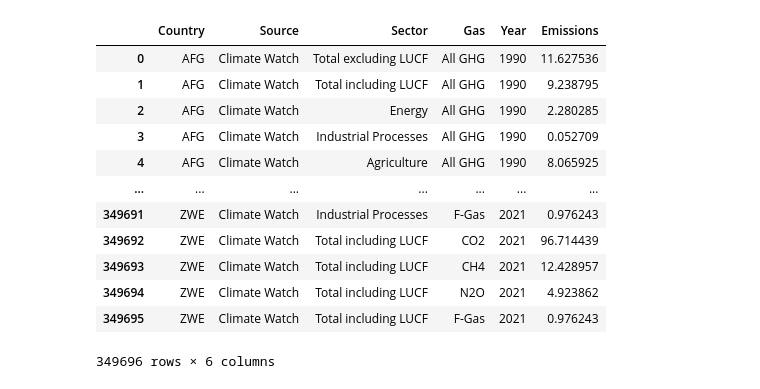
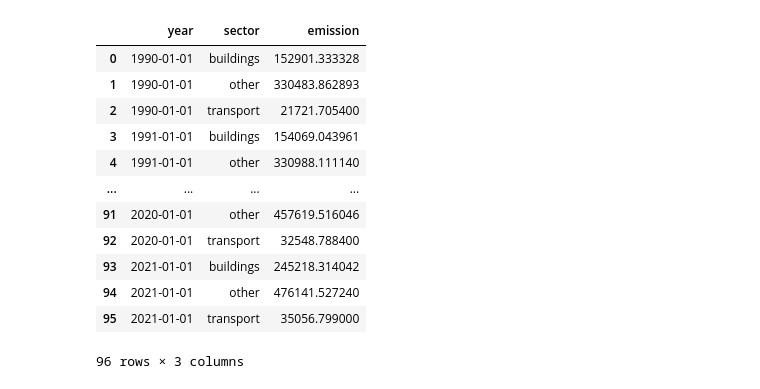
Before and after one commit to KatBoc/masterThesis, a Jupyter notebook: scripts/plots_world.ipynb, the cells around one changed output. Saved outputs shown, nothing was run; the diff lists cells and outputs as text; code cells hidden in the pictures.

```diff
--- a/scripts/plots_world.ipynb
+++ b/scripts/plots_world.ipynb
@@ -45,19 +43,18 @@ raw
 # %%
-df_melted = raw.melt(id_vars=['Country', 'Source', 'Sector', 'Gas'],
-                     var_name='Year', value_name='Emissions')
-df_melted
+df_world = raw.groupby(['year', 'sector'])['emission'].sum().reset_index()
+df_world
 # %% [output]
-|  | Country | Source | Sector | Gas | Year | Emissions |
-| 0 | AFG | Climate Watch | Total excluding LUCF | All GHG | 1990 | 11.627536 |
-| 1 | AFG | Climate Watch | Total including LUCF | All GHG | 1990 | 9.238795 |
-| 2 | AFG | Climate Watch | Energy | All GHG | 1990 | 2.280285 |
-| 3 | AFG | Climate Watch | Industrial Processes | All GHG | 1990 | 0.052709 |
-| 4 | AFG | Climate Watch | Agriculture | All GHG | 1990 | 8.065925 |
-| ... | ... | ... | ... | ... | ... | ... |
-| 349691 | ZWE | Climate Watch | Industrial Processes | F-Gas | 2021 | 0.976243 |
-| 349692 | ZWE | Climate Watch | Total including LUCF | CO2 | 2021 | 96.714439 |
-| 349693 | ZWE | Climate Watch | Total including LUCF | CH4 | 2021 | 12.428957 |
-| 349694 | ZWE | Climate Watch | Total including LUCF | N2O | 2021 | 4.923862 |
-| 349695 | ZWE | Climate Watch | Total including LUCF | F-Gas | 2021 | 0.976243 |
+|  | year | sector | emission |
+| 0 | 1990-01-01 | buildings | 152901.333328 |
+| 1 | 1990-01-01 | other | 330483.862893 |
+| 2 | 1990-01-01 | transport | 21721.705400 |
+| 3 | 1991-01-01 | buildings | 154069.043961 |
+| 4 | 1991-01-01 | other | 330988.111140 |
+| ... | ... | ... | ... |
+| 91 | 2020-01-01 | other | 457619.516046 |
+| 92 | 2020-01-01 | transport | 32548.788400 |
+| 93 | 2021-01-01 | buildings | 245218.314042 |
+| 94 | 2021-01-01 | other | 476141.527240 |
+| 95 | 2021-01-01 | transport | 35056.799000 |
-349696 rows × 6 columns
+96 rows × 3 columns
 # %%
```
Also changed, not shown: parts of 4 cells of this notebook, 30 other files.
